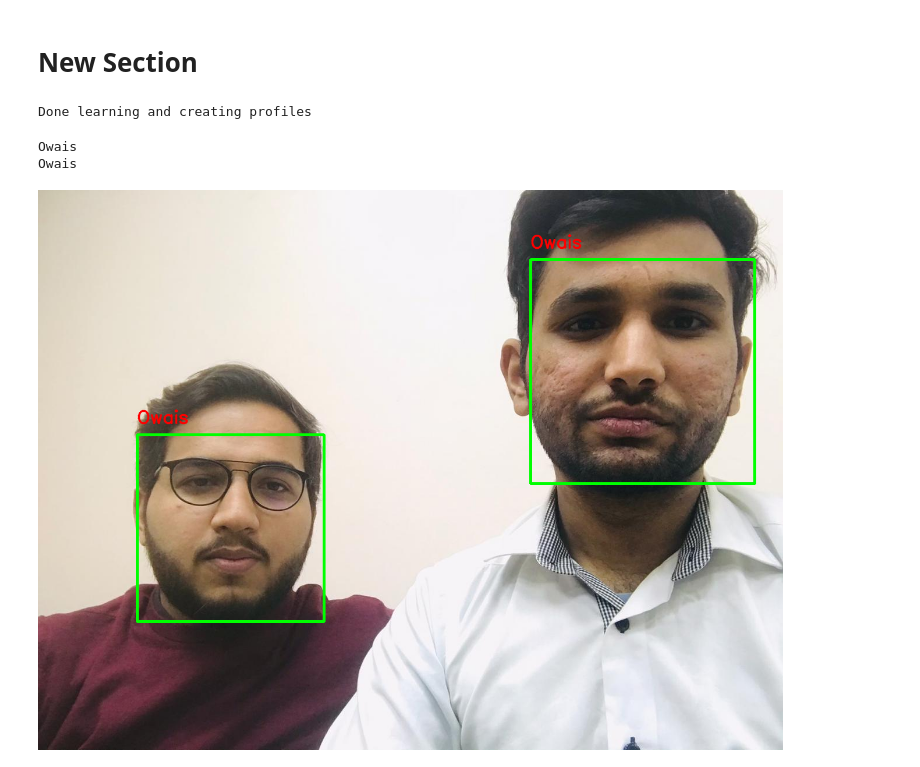
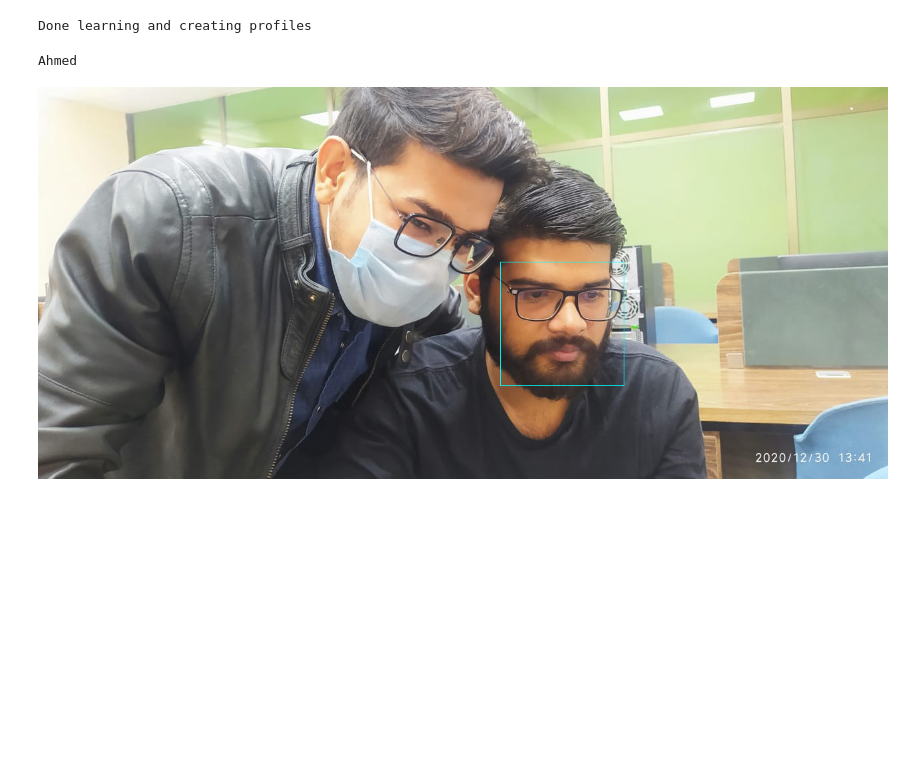
Before and after one commit to BIGG000/Facial_Recognition, a Jupyter notebook: Facial_Recognition.ipynb, the cells around one changed output. Drawn from its saved outputs; the diff is of its cells as text; code cells hidden in the pictures; blank space fills up the shorter version.

```diff
--- a/Facial_Recognition.ipynb
+++ b/Facial_Recognition.ipynb
@@ -20,5 +11,3 @@ Successfully installed face-recognition-1.3.0 face-recognition-models-0.3.0
-# %% [markdown]
-# New Section
 # %%
 import face_recognition
 import cv2
@@ -27,71 +16,75 @@ import cv2
 import numpy as np
 from PIL import Image, ImageDraw
 from IPython.display import display
-from google.colab.patches import cv2_imshow
+# import cv2_imshow
 import cv2
 import os
 from datetime import datetime
 
 
-# face_1 = face_recognition.load_image_file("/content/Danial.jpeg")
+# face_1 = face_recognition.load_image_file("/conteDanial.jpeg")
 # face_1_encoding = face_recognition.face_encodings(face_1)[0]
 
-face_2 = face_recognition.load_image_file("/content/Faizan.jpeg")
+face_2 = face_recognition.load_image_file("facedataset/Faizan.jpeg")
 face_2_encoding = face_recognition.face_encodings(face_2)[0]
 
-face_3 = face_recognition.load_image_file("/content/Owais.jpeg")
+face_3 = face_recognition.load_image_file("facedataset/Owais.jpeg")
 face_3_encoding = face_recognition.face_encodings(face_3)[0]
+
+face_4 = face_recognition.load_image_file("facedataset/Ahmed.jpeg")
+face_4_encoding = face_recognition.face_encodings(face_4)[0]
 
 
 known_face_encodings = [
     # face_1_encoding,
     face_2_encoding,
     face_3_encoding,
+    face_4_encoding
 
 ]
 known_face_names = [
     "Faizan",
-    "Owais"
+    "Owais",
+    "Ahmed"
 ]
 
 print("Done learning and creating profiles")
 # %% [output]
 Done learning and creating profiles
 # %%
-file_name = "/content/Danialowais.jpeg"
+file_name = "facedataset/AhmedT2.jpeg"
 # file_name =cv2.VideoCapture(0)
 unknown_image = face_recognition.load_image_file(file_name)
 # unknown_image = face_recognition
 unknown_image_to_draw = cv2.imread(file_name)
 
 face_locations = face_recognition.face_locations(unknown_image)
 face_encodings = face_recognition.face_encodings(unknown_image, face_locations)
 
 pil_image = Image.fromarray(unknown_image)
 draw = ImageDraw.Draw(pil_image)
 
 for (top, right, bottom, left), face_encoding in zip(face_locations, face_encodings):
     # See if the face is a match for the known face(s)
     matches = face_recognition.compare_faces(known_face_encodings, face_encoding)
 
     name = "Unknown"
 
     face_distances = face_recognition.face_distance(known_face_encodings, face_encoding)
     best_match_index = np.argmin(face_distances)
     if matches[best_match_index]:
         name = known_face_names[best_match_index]
 
 
     # Draw a box around the face using the Pillow module
     cv2.rectangle(unknown_image_to_draw,(left, top), (right, bottom), (0,255,0),3 )
     draw.rectangle(((left, top), (right, bottom)), outline=(0, 255, 255))
     cv2.putText(unknown_image_to_draw,name,(left,top-20), cv2.FONT_HERSHEY_SIMPLEX,1, (0,0,255), 2,cv2.LINE_AA)
     print(name)
     # makeAttendanceEntry(name)
 
-# display(pil_image)
-cv2_imshow(unknown_image_to_draw)
+display(pil_image)
+# cv2_imshow(unknown_image_to_draw)
 # %% [output]
-Owais
-Owais
+Ahmed
-[figure, old version]
+[figure, new version]
```
Also changed, not shown: parts of 2 cells of this notebook, 12 other files.
